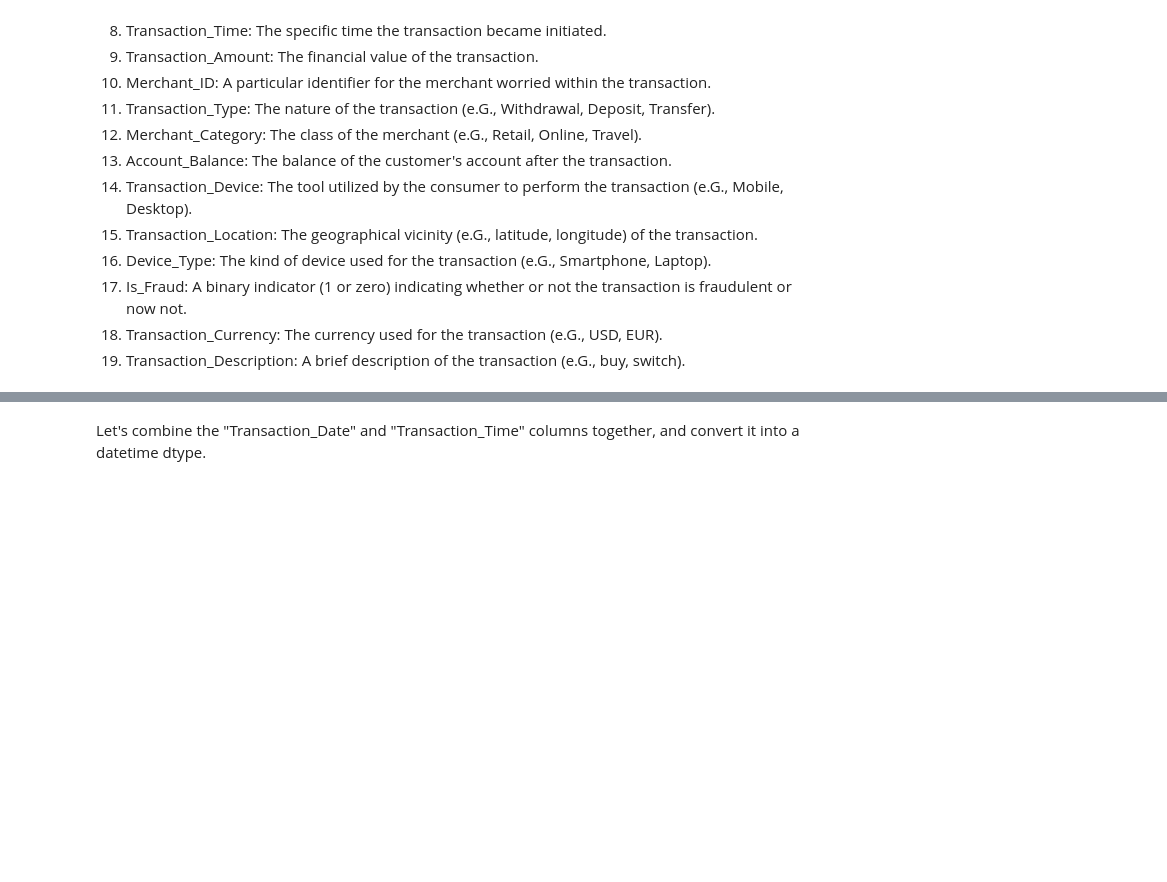
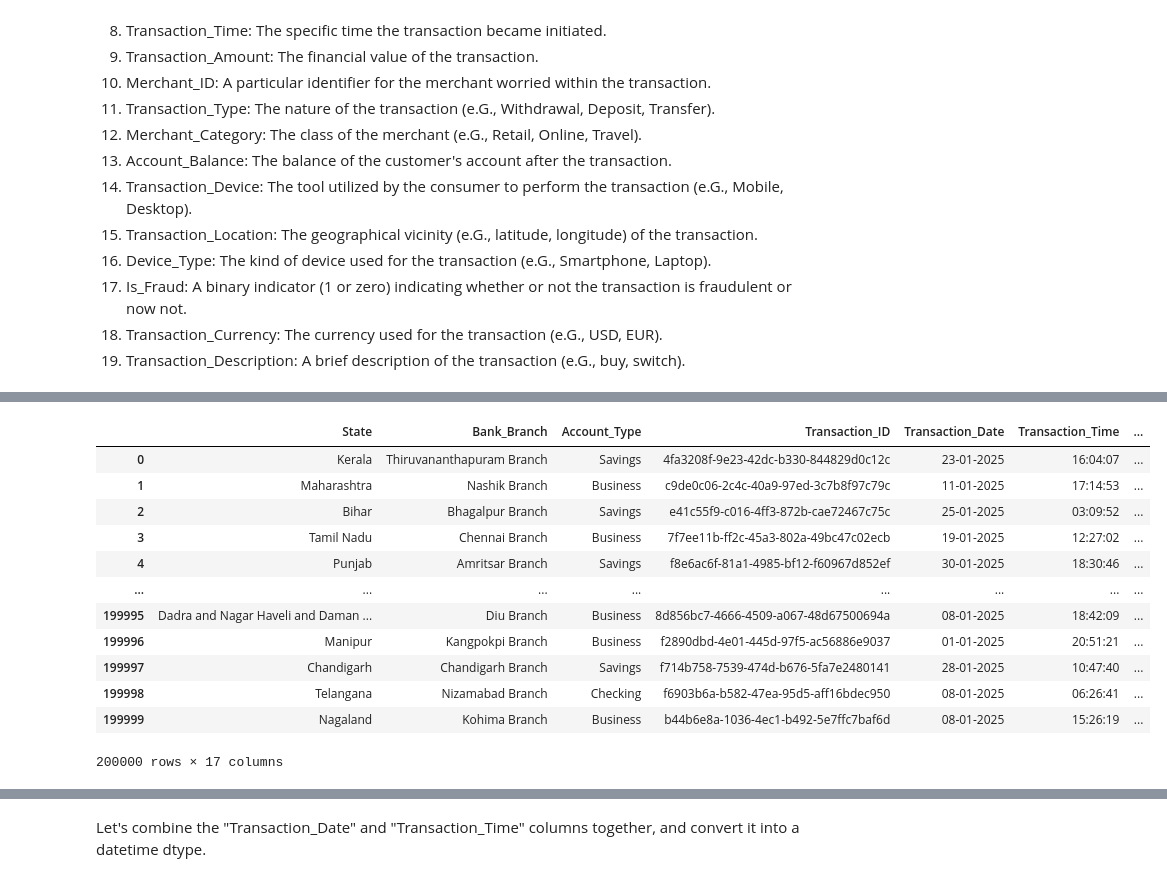
Before and after one commit to omendez930/Bank-Fraud-Detection, a Jupyter notebook: notebook.ipynb, the cells around one changed output, grey strips where cells are left out. Cells and saved outputs as stored; diff of their text form; code cells hidden in the pictures; blank space fills up the shorter version.

```diff
--- a/notebook.ipynb
+++ b/notebook.ipynb
@@ -76,2 +108,18 @@ bank_df.columns
+# %%
+bank_df.drop(columns=['Gender', 'Age'])
+# %% [output]
+|  | State | Bank_Branch | Account_Type | Transaction_ID | Transaction_Date | Transaction_Time | ... |
+| 0 | Kerala | Thiruvananthapuram Branch | Savings | 4fa3208f-9e23-42dc-b330-844829d0c12c | 23-01-2025 | 16:04:07 | ... |
+| 1 | Maharashtra | Nashik Branch | Business | c9de0c06-2c4c-40a9-97ed-3c7b8f97c79c | 11-01-2025 | 17:14:53 | ... |
+| 2 | Bihar | Bhagalpur Branch | Savings | e41c55f9-c016-4ff3-872b-cae72467c75c | 25-01-2025 | 03:09:52 | ... |
+| 3 | Tamil Nadu | Chennai Branch | Business | 7f7ee11b-ff2c-45a3-802a-49bc47c02ecb | 19-01-2025 | 12:27:02 | ... |
+| 4 | Punjab | Amritsar Branch | Savings | f8e6ac6f-81a1-4985-bf12-f60967d852ef | 30-01-2025 | 18:30:46 | ... |
+| ... | ... | ... | ... | ... | ... | ... | ... |
+| 199995 | Dadra and Nagar Haveli and Daman ... | Diu Branch | Business | 8d856bc7-4666-4509-a067-48d67500694a | 08-01-2025 | 18:42:09 | ... |
+| 199996 | Manipur | Kangpokpi Branch | Business | f2890dbd-4e01-445d-97f5-ac56886e9037 | 01-01-2025 | 20:51:21 | ... |
+| 199997 | Chandigarh | Chandigarh Branch | Savings | f714b758-7539-474d-b676-5fa7e2480141 | 28-01-2025 | 10:47:40 | ... |
+| 199998 | Telangana | Nizamabad Branch | Checking | f6903b6a-b582-47ea-95d5-aff16bdec950 | 08-01-2025 | 06:26:41 | ... |
+| 199999 | Nagaland | Kohima Branch | Business | b44b6e8a-1036-4ec1-b492-5e7ffc7baf6d | 08-01-2025 | 15:26:19 | ... |
+200000 rows × 17 columns
 # %%
 bank_df.isnull().sum()
```
Also changed, not shown: parts of 22 cells of this notebook.
